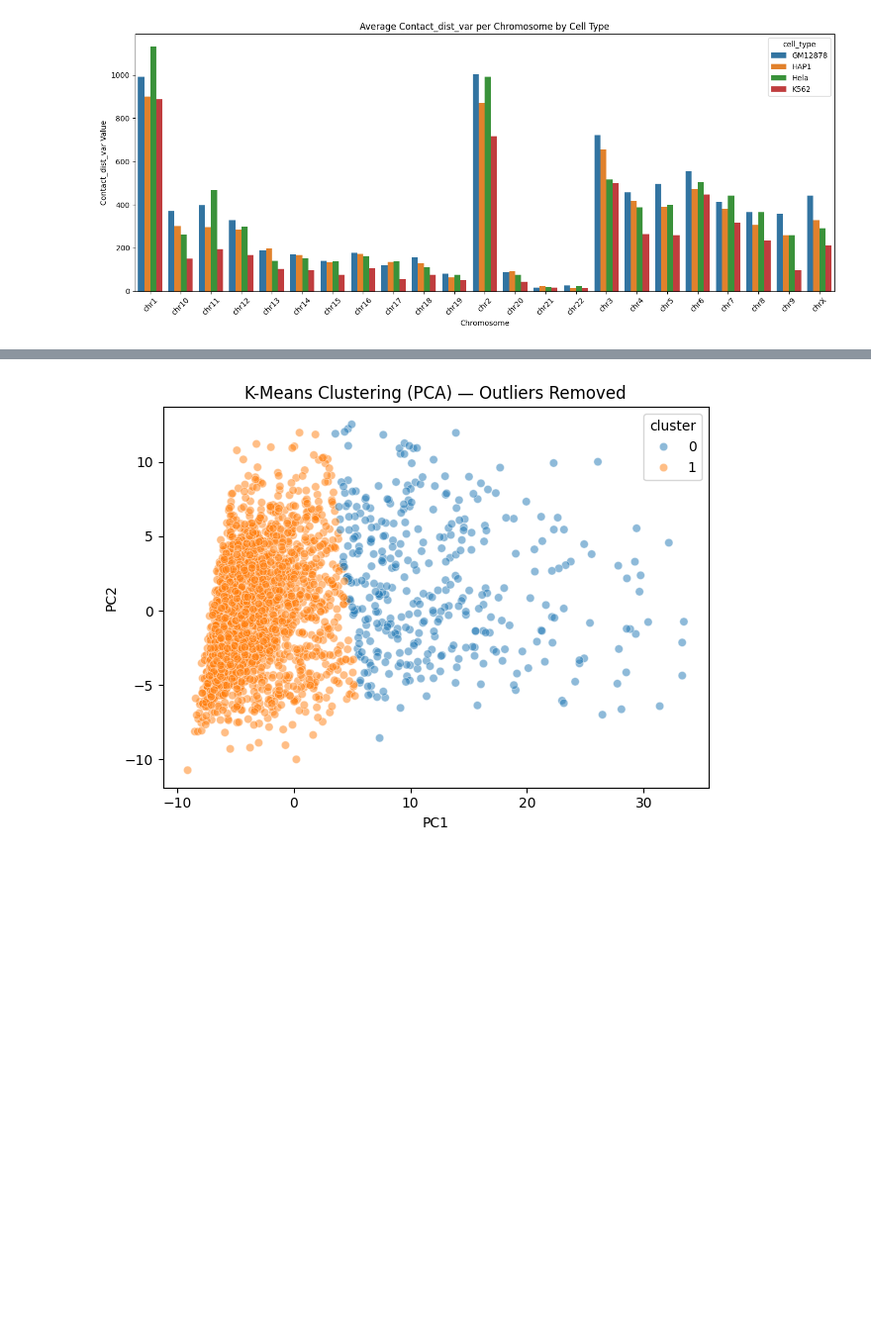
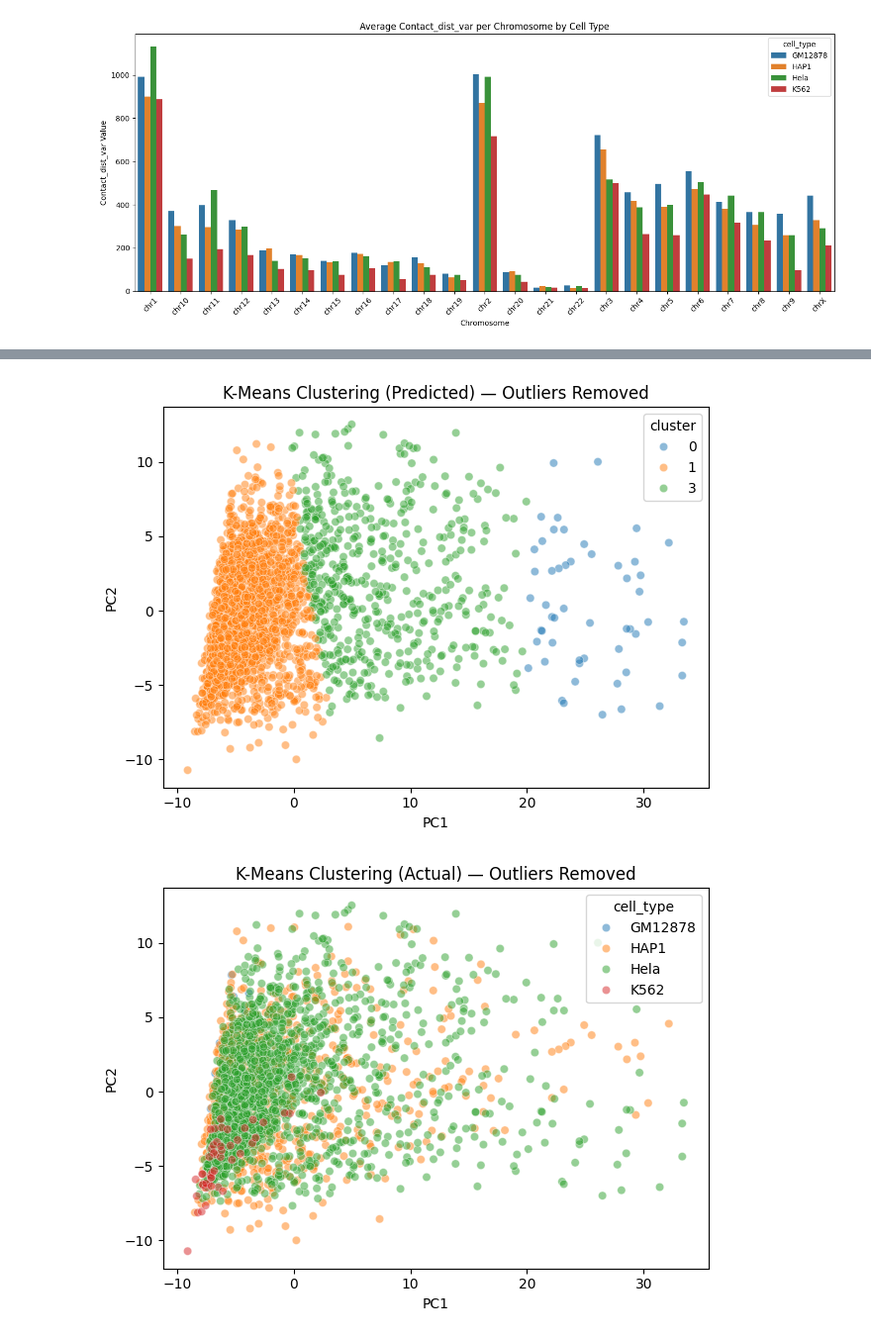
Before and after one commit to saladinshaurov/hic-cell-classification, a Jupyter notebook: notebooks/matrix-chromosome.ipynb, the cells around one changed output, grey strips where cells are left out. Shown at 99% size. Saved outputs shown, nothing was run; the diff lists cells and outputs as text; code cells hidden in the pictures; blank space fills up the shorter version.

```diff
--- a/notebooks/matrix-chromosome.ipynb
+++ b/notebooks/matrix-chromosome.ipynb
@@ -332,19 +337,22 @@ X_umap = umap_model.fit_transform(X_scaled)
 # %%
 # fit KMean to PCA
 kmeans = KMeans(n_clusters=4, random_state=42)
-cluster_labels = kmeans.fit_predict(X_pca)
+cluster_labels = kmeans.fit_predict(X_scaled)
 
 cluster_df = pd.DataFrame(X_pca, columns=["PC1", "PC2"])
 cluster_df["cluster"] = cluster_labels
 cluster_df["cell_type"] = test_df["cell_type"].values  # actual labels
 
+
+# Step 4: Plot with predicted labels
 sns.scatterplot(data=cluster_df, x="PC1", y="PC2", hue="cluster", palette="tab10", alpha=0.6)
-plt.title("KMeans Clusters by predicted Cell Type")
+plt.title("KMeans Clusters (Predicted)")
 plt.tight_layout()
 plt.show()
 
+# Step 5: Plot actual labels for comparison
 sns.scatterplot(data=cluster_df, x="PC1", y="PC2", hue="cell_type", palette="tab10", alpha=0.6)
-plt.title("KMeans Clusters by predicted Cell Type")
+plt.title("Actual Cell Types")
 plt.tight_layout()
 plt.show()
 # %% [output]
@@ -353,19 +361,25 @@ plt.show()
 # %%
 # Calculate z-scores for each PC column
 z_scores = np.abs((cluster_df[["PC1", "PC2"]] - cluster_df[["PC1", "PC2"]].mean()) / cluster_df[["PC1", "PC2"]].std())
 
 # Threshold for being considered an outlier (e.g., z > 3)
 non_outliers = (z_scores < 3).all(axis=1)
 
 # Filter the DataFrame
 filtered_df = cluster_df[non_outliers]
 
 sns.scatterplot(data=filtered_df, x="PC1", y="PC2", hue="cluster", palette="tab10", alpha=0.5)
-plt.title("K-Means Clustering (PCA) — Outliers Removed")
+plt.title("K-Means Clustering (Predicted) — Outliers Removed")
 plt.tight_layout()
 plt.show()
+
+sns.scatterplot(data=filtered_df, x="PC1", y="PC2", hue="cell_type", palette="tab10", alpha=0.5)
+plt.title("K-Means Clustering (Actual) — Outliers Removed")
+plt.tight_layout()
+plt.show()
 # %% [output]
-[figure, old version]
+[figure, new version]
+[figure, added]
 # %%
 kmeans = KMeans(n_clusters=4, random_state=42)
 cluster_labels = kmeans.fit_predict(X_umap)
```
Also changed, not shown: parts of 11 cells of this notebook, 1 other file.
